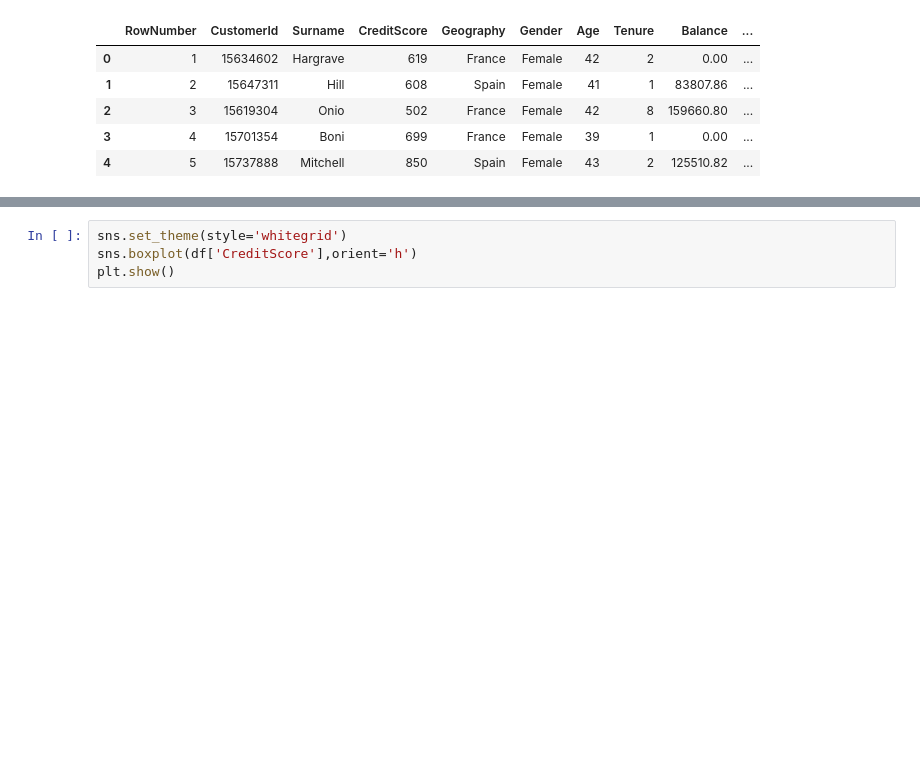
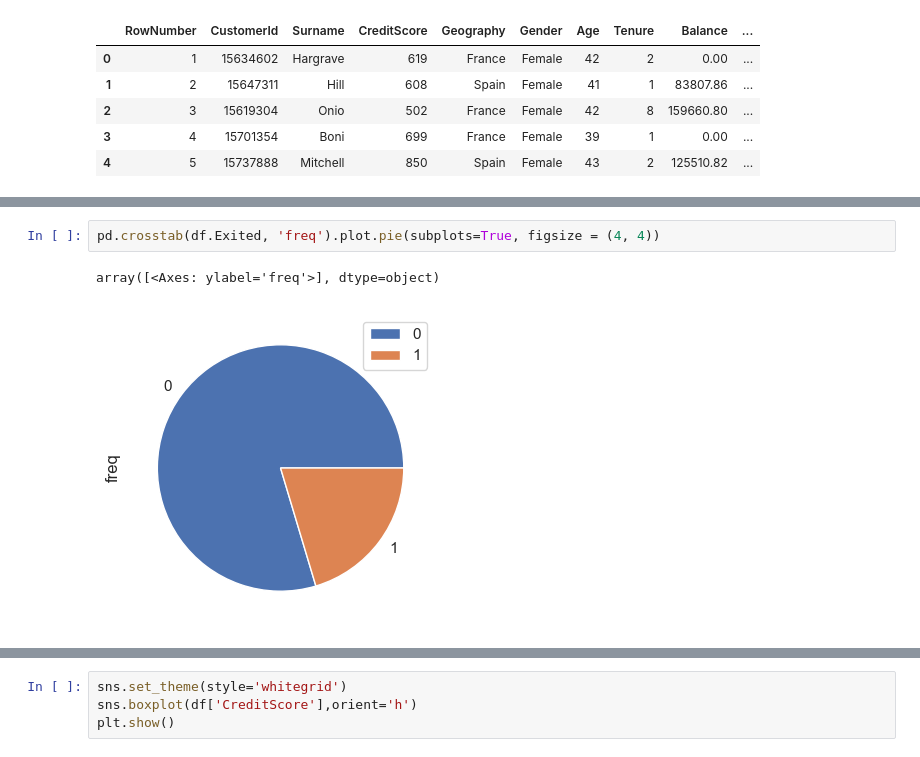
Before and after one commit to skanderkaroui/TP2-Machine-Learning, a Jupyter notebook: atelier_regression2.ipynb, the cells around one changed output, grey strips where cells are left out. Cells and saved outputs as stored; diff of their text form; blank space fills up the shorter version.

```diff
--- a/atelier_regression2.ipynb
+++ b/atelier_regression2.ipynb
@@ -73 +90,6 @@ dtype: int64
+# %%
+pd.crosstab(df.Exited, 'freq').plot.pie(subplots=True, figsize = (4, 4))
+# %% [output]
+array([<Axes: ylabel='freq'>], dtype=object)
+[figure, added]
 # %%
```
Also changed, not shown: parts of 11 cells of this notebook.
